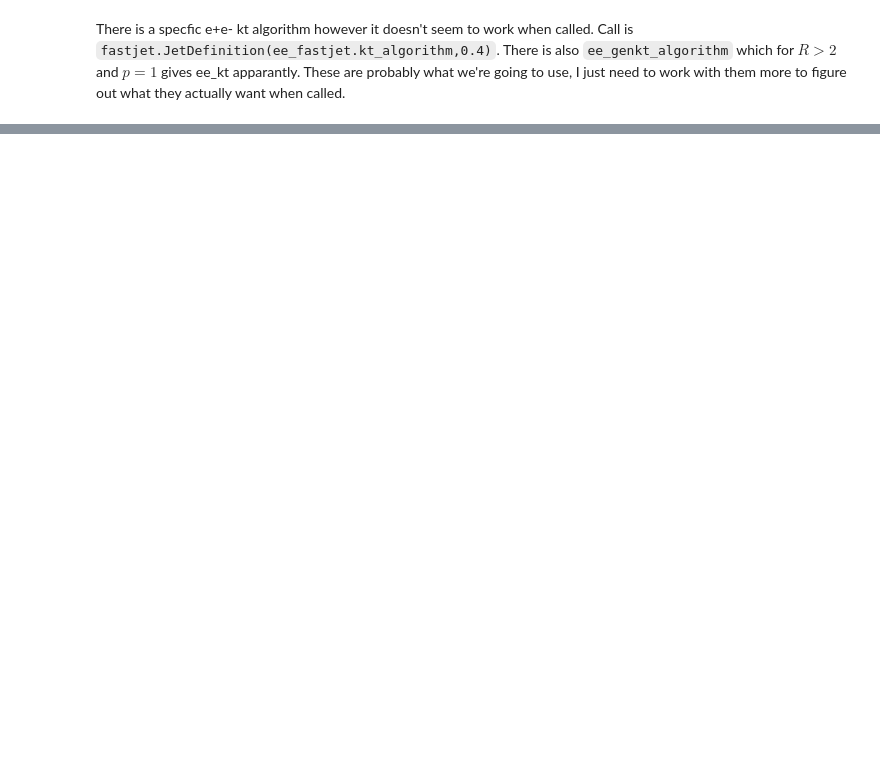
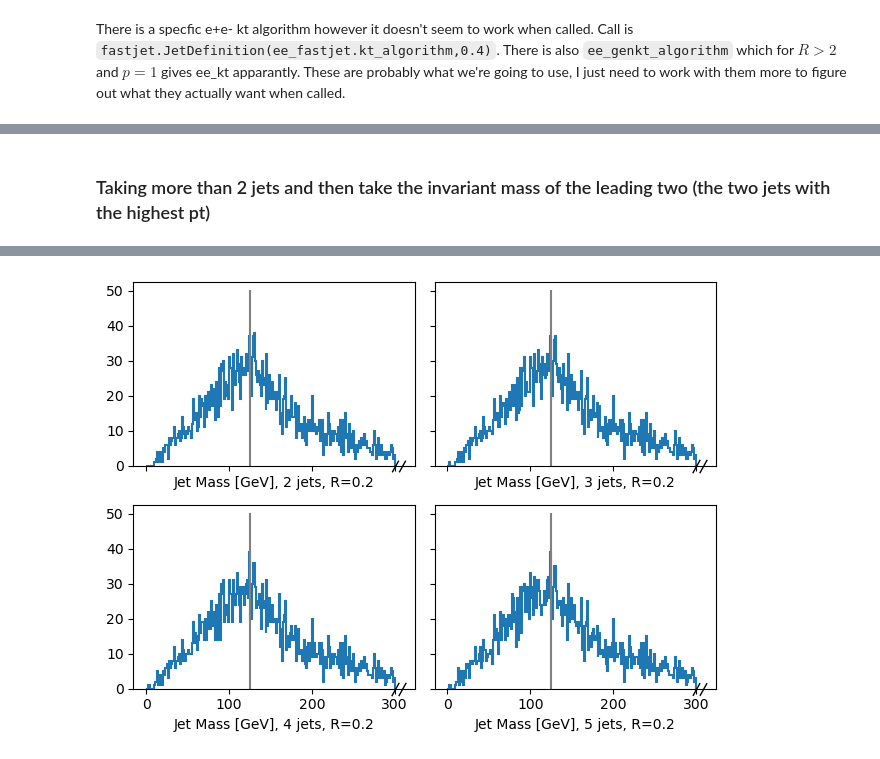
Before and after one commit to jbrewster7/jet_reco, a Jupyter notebook: learning_fastjet.ipynb, the cells around one changed output, grey strips where cells are left out. Saved outputs shown, nothing was run; the diff lists cells and outputs as text; code cells hidden in the pictures; blank space fills up the shorter version.

```diff
--- a/learning_fastjet.ipynb
+++ b/learning_fastjet.ipynb
@@ -76,0 +140,41 @@ UserWarning: dcut and exclusive jets for jet-finders other than kt, C/A or genkt
+# %% [markdown]
+### Taking more than 2 jets and then take the invariant mass of the leading two (the two jets with the highest pt)
+# %%
+%%time
+fig,axs = plt.subplots(nrows=2, ncols=2, sharex=True, sharey=True)
+R = 0.2
+
+for n in range(4):
+    jetdef = fastjet.JetDefinition(fastjet.kt_algorithm,R)
+
+    cluster = fastjet.ClusterSequence(no_muons, jetdef).exclusive_jets(n_jets=n+2)
+
+    jets = dak.zip(
+        {
+            'x': cluster["px"],
+            'y': cluster["py"],
+            'z': cluster["pz"],
+            't': cluster["E"],
+        },
+        with_name="LorentzVector",
+        behavior=events.PandoraPFOs.behavior,
+    )
+
+    jetpairs = dak.combinations(jets, 2, fields=["jet1", "jet2"],axis=1) # all jet pairs
+
+    jetpair = jetpairs[dak.singletons(dak.argmax(jetpairs.jet1.pt+jetpairs.jet2.pt,axis=1))] # two jets with highest momentum
+
+
+    energy_hist_clusters = (
+        hda.Hist.new.Reg(250, 0, 300, name="energy", label=f"Jet Mass [GeV], {n+2} jets, R={R}")
+        .Double()
+        .fill(dak.flatten((jetpair.jet1 + jetpair.jet2).mass))
+    )
+
+    energy_hist_clusters.compute().plot1d(label=f'num jets = {n+2}',ax=axs.flatten()[n])
+    dak.necessary_columns(energy_hist_clusters)
+
+    plt.tight_layout()
+
+    axs.flatten()[n].plot([125,125],[0,50],'gray')
+# %% [output]
@@ -76,0 +187 @@ UserWarning: dcut and exclusive jets for jet-finders other than kt, C/A or genkt
+[figure, added]
```
Also changed, not shown: parts of 32 cells of this notebook.
